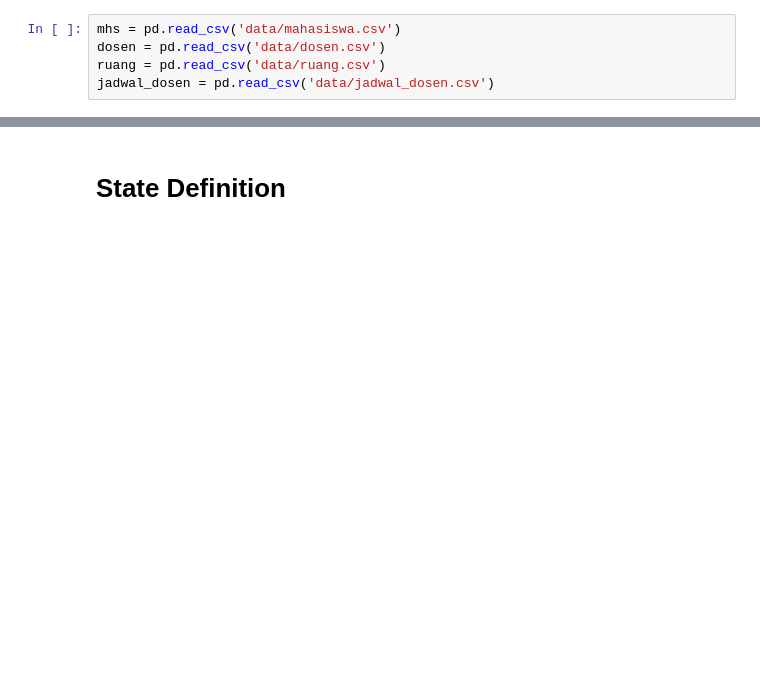
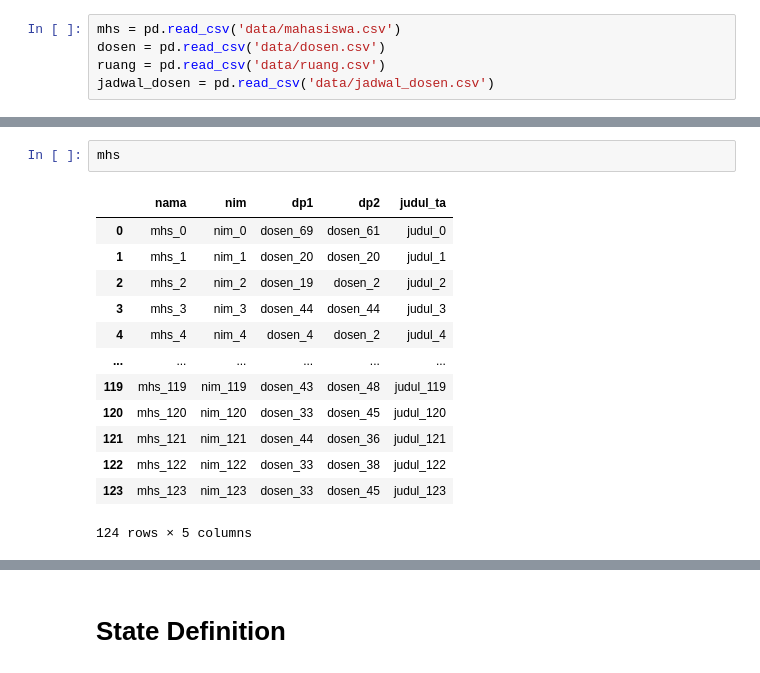
Before and after one commit to iqbalbasyar/task-scheduling, a Jupyter notebook: Problem Modeling.ipynb, the cells around one changed output, grey strips where cells are left out. Cells and saved outputs as stored; diff of their text form; blank space fills up the shorter version.

```diff
--- a/Problem Modeling.ipynb
+++ b/Problem Modeling.ipynb
@@ -33,0 +26,16 @@ jdw = jadwal_dosen.pivot_table(
+# %%
+mhs
+# %% [output]
+|  | nama | nim | dp1 | dp2 | judul_ta |
+| 0 | mhs_0 | nim_0 | dosen_69 | dosen_61 | judul_0 |
+| 1 | mhs_1 | nim_1 | dosen_20 | dosen_20 | judul_1 |
+| 2 | mhs_2 | nim_2 | dosen_19 | dosen_2 | judul_2 |
+| 3 | mhs_3 | nim_3 | dosen_44 | dosen_44 | judul_3 |
+| 4 | mhs_4 | nim_4 | dosen_4 | dosen_2 | judul_4 |
+| ... | ... | ... | ... | ... | ... |
+| 119 | mhs_119 | nim_119 | dosen_43 | dosen_48 | judul_119 |
+| 120 | mhs_120 | nim_120 | dosen_33 | dosen_45 | judul_120 |
+| 121 | mhs_121 | nim_121 | dosen_44 | dosen_36 | judul_121 |
+| 122 | mhs_122 | nim_122 | dosen_33 | dosen_38 | judul_122 |
+| 123 | mhs_123 | nim_123 | dosen_33 | dosen_45 | judul_123 |
+124 rows × 5 columns
```
Also changed, not shown: parts of 40 cells of this notebook, 3 other files.
